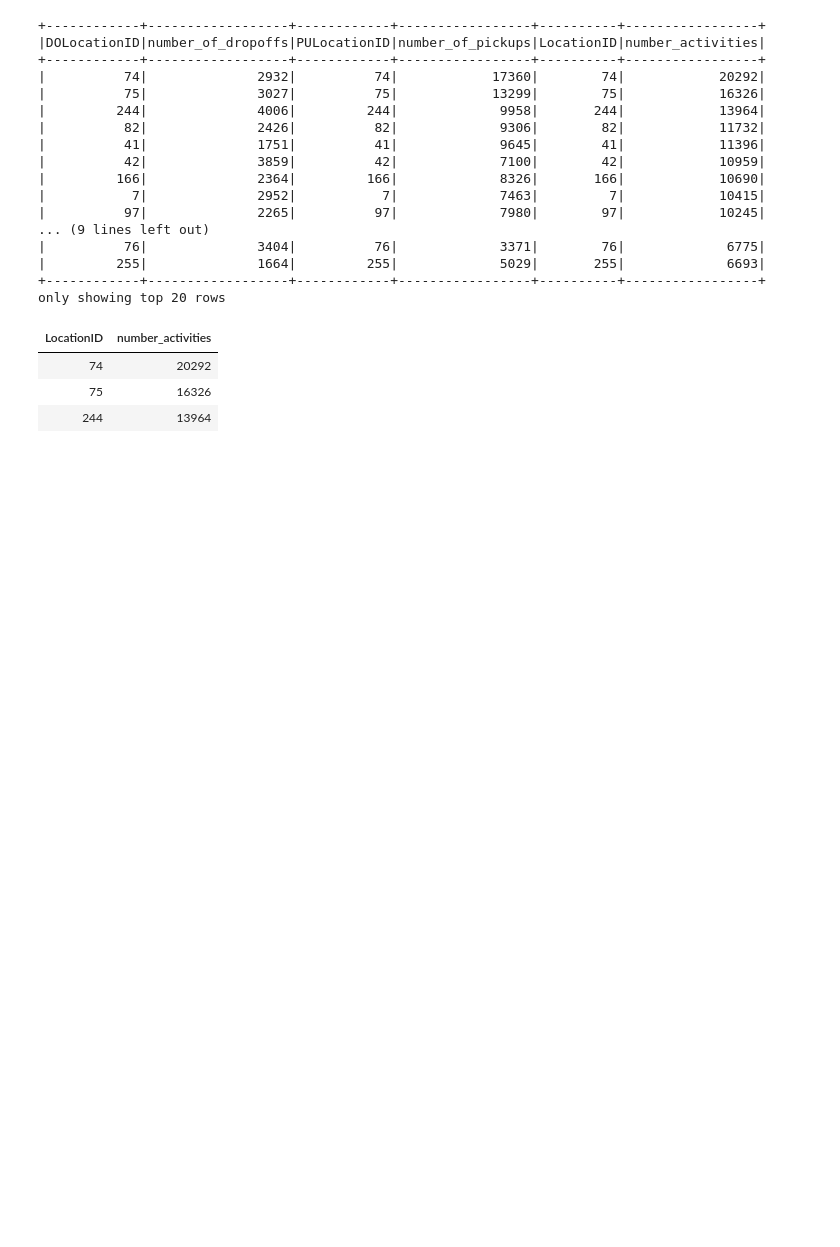
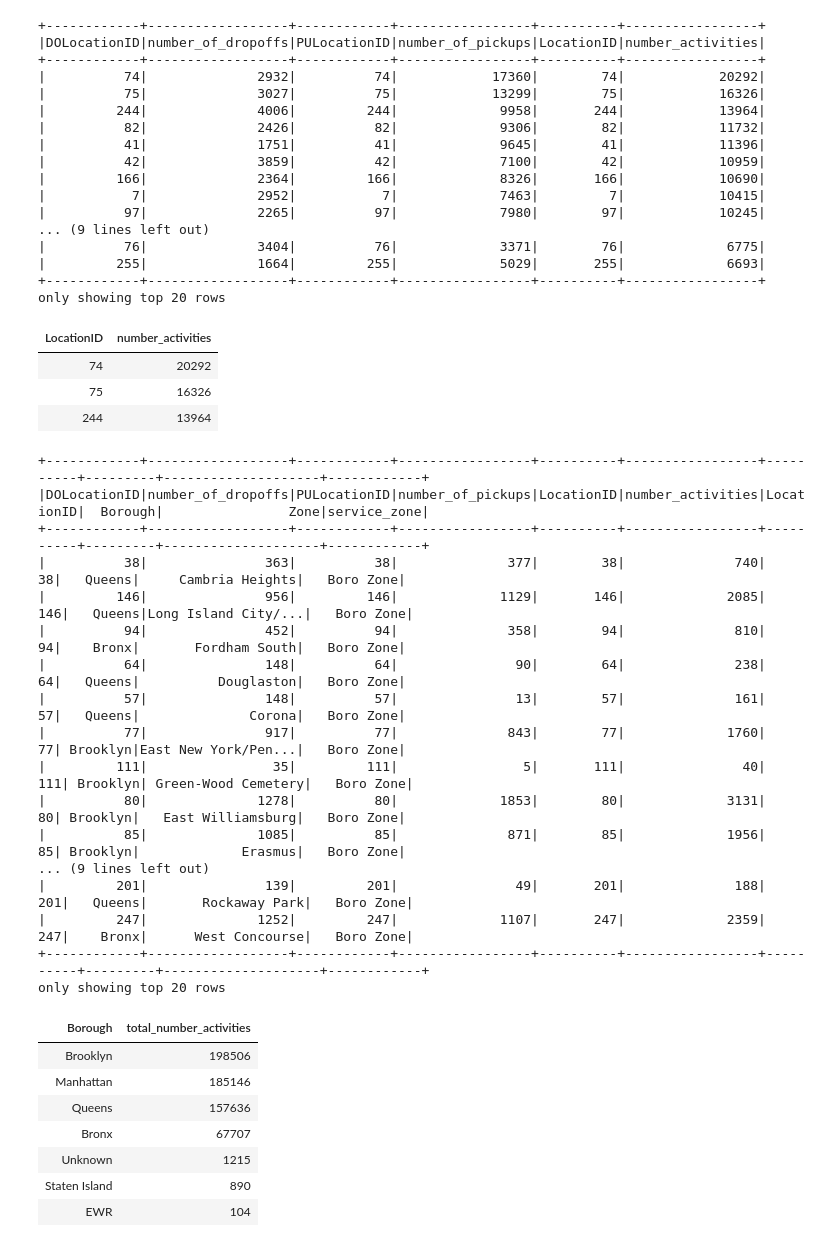
Before and after one commit to nickhepp/CSE6242OAN-data-and-visualization, a Jupyter notebook: hw3/HW3-skeleton/HW3/Q2/q2.ipynb, the cells around one changed output. Drawn from its saved outputs; the diff is of its cells as text; code cells hidden in the pictures; blank space fills up the shorter version.

```diff
--- a/hw3/HW3-skeleton/HW3/Q2/q2.ipynb
+++ b/hw3/HW3-skeleton/HW3/Q2/q2.ipynb
@@ -208,11 +208,57 @@ only showing top 20 rows
 # %%
 # PART 3: List all the boroughs (including "Unknown" and "EWR") in the order of having the highest to lowest number of activities (i.e. sum of all pickups and all dropoffs at that LocationID), along with the total number of activity counts for each borough in NYC during that entire period of time.
 
 # Output Schema: Borough string, total_number_activities int
 
 # Hint: You can use the dataframe obtained from the previous part, and will need to do the join with the 'taxi_zone_lookup' dataframe. Also, checkout the "agg" function applied to a grouped dataframe.
 
 # ENTER THE CODE BELOW
+df_3 = df_1a_unlimited.join(df_1b_unlimited, df_1a_unlimited.DOLocationID == df_1b_unlimited.PULocationID, 'outer')
+# some values didnt have matches so we set the nulls to zero
+df_3 = df_3.fillna(0, subset=[number_of_dropoffs_name, number_of_pickups_name])
+
+LocationID_name = 'LocationID'
+number_activities_name = 'number_activities'
+df_3 = df_3.withColumn(LocationID_name, coalesce(col(DOLocationID_name), col(PULocationID_name)))
+df_3 = df_3.withColumn(number_activities_name, df_3[number_of_dropoffs_name] + df_3[number_of_pickups_name])
+df_3 = df_3.orderBy(desc(number_activities_name), asc(LocationID_name))
+
+
+df_3 = df_3.join(taxi_df, df_3.LocationID == taxi_df.LocationID)
+df_3.show()
+
+Borough_name = 'Borough'
+df_3 = df_3.select(taxi_df[LocationID_name], number_activities_name, Borough_name)#.limit(3)
+
+total_number_activities_name = 'total_number_activities'
+df_3 = df_3.groupBy(Borough_name).agg(sum(number_activities_name).alias(total_number_activities_name)).orderBy(desc(total_number_activities_name))
+display(df_3)
+# %% [output]
++------------+------------------+------------+-----------------+----------+-----------------+----------+---------+--------------------+------------+
+|DOLocationID|number_of_dropoffs|PULocationID|number_of_pickups|LocationID|number_activities|LocationID|  Borough|                Zone|service_zone|
++------------+------------------+------------+-----------------+----------+-----------------+----------+---------+--------------------+------------+
+|          38|               363|          38|              377|        38|              740|        38|   Queens|     Cambria Heights|   Boro Zone|
+|         146|               956|         146|             1129|       146|             2085|       146|   Queens|Long Island City/...|   Boro Zone|
+|          94|               452|          94|              358|        94|              810|        94|    Bronx|       Fordham South|   Boro Zone|
+|          64|               148|          64|               90|        64|              238|        64|   Queens|          Douglaston|   Boro Zone|
+|          57|               148|          57|               13|        57|              161|        57|   Queens|              Corona|   Boro Zone|
+|          77|               917|          77|              843|        77|             1760|        77| Brooklyn|East New York/Pen...|   Boro Zone|
+|         111|                35|         111|                5|       111|               40|       111| Brooklyn| Green-Wood Cemetery|   Boro Zone|
+|          80|              1278|          80|             1853|        80|             3131|        80| Brooklyn|   East Williamsburg|   Boro Zone|
+|          85|              1085|          85|              871|        85|             1956|        85| Brooklyn|             Erasmus|   Boro Zone|
+... (9 lines left out)
+|         201|               139|         201|               49|       201|              188|       201|   Queens|       Rockaway Park|   Boro Zone|
+|         247|              1252|         247|             1107|       247|             2359|       247|    Bronx|      West Concourse|   Boro Zone|
++------------+------------------+------------+-----------------+----------+-----------------+----------+---------+--------------------+------------+
+only showing top 20 rows
+| Borough | total_number_activities |
+| Brooklyn | 198506 |
+| Manhattan | 185146 |
+| Queens | 157636 |
+| Bronx | 67707 |
+| Unknown | 1215 |
+| Staten Island | 890 |
+| EWR | 104 |
 # %%
 # PART 4: List the top 2 days of week with the largest number of daily average pickups, along with the average number of pickups on each of the 2 days in descending order (no rounding off required). Here, the average pickup is calculated by taking an average of the number of pick-ups on different dates falling on the same day of the week. For example, 02/01/2021, 02/08/2021 and 02/15/2021 are all Mondays, so the average pick-ups for these is the sum of the pickups on each date divided by 3.
 
```
Also changed, not shown: 2 other files.
